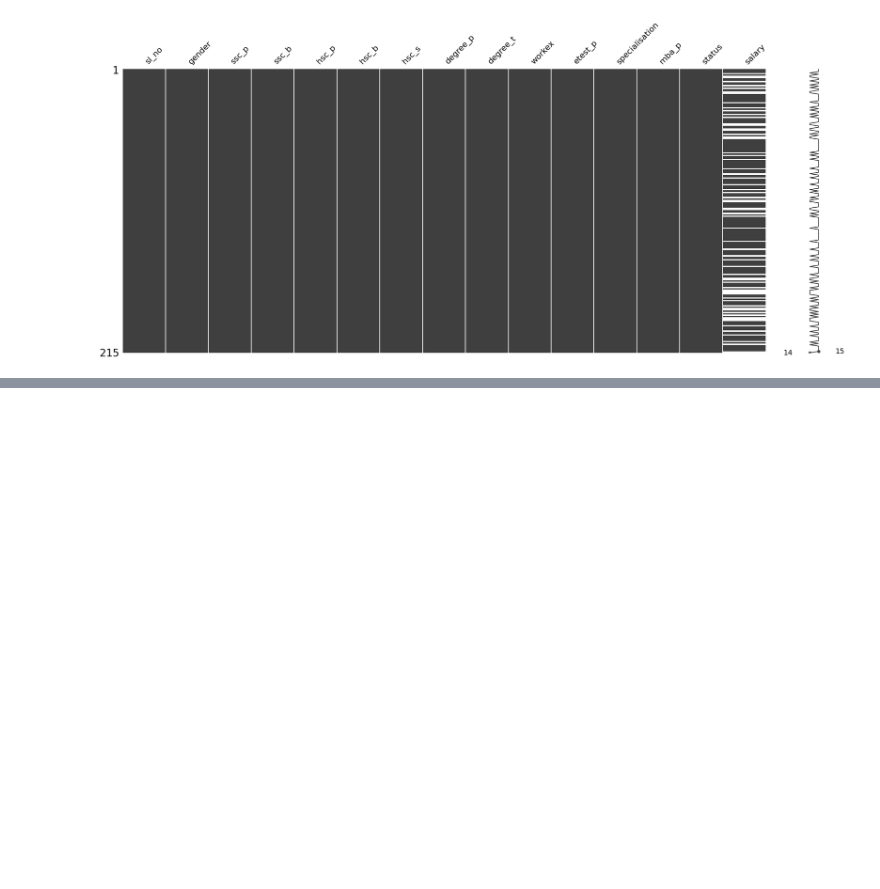
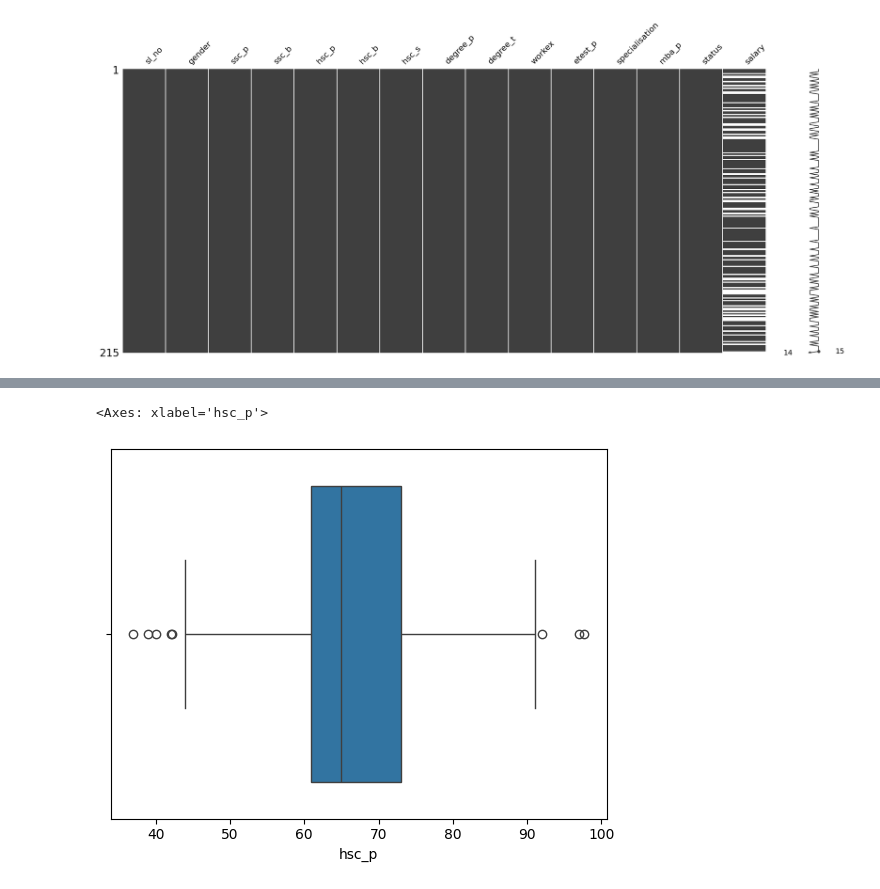
Before and after one commit to ojoaonogueira/pos-tech-fiap, a Jupyter notebook: fase-2/KNN_SVM.ipynb, the cells around one changed output, grey strips where cells are left out. Drawn from its saved outputs; the diff is of its cells as text; code cells hidden in the pictures; blank space fills up the shorter version.

```diff
--- a/fase-2/KNN_SVM.ipynb
+++ b/fase-2/KNN_SVM.ipynb
@@ -75,0 +105,2 @@ msno.matrix(df)
+# %%
+df['salary'].fillna(value=0, inplace=True)
@@ -75,0 +114,5 @@ msno.matrix(df)
+# %%
+sns.boxplot(x=df['hsc_p'])
+# %% [output]
+<Axes: xlabel='hsc_p'>
+[figure, added]
```
Also changed, not shown: parts of 56 cells of this notebook.
